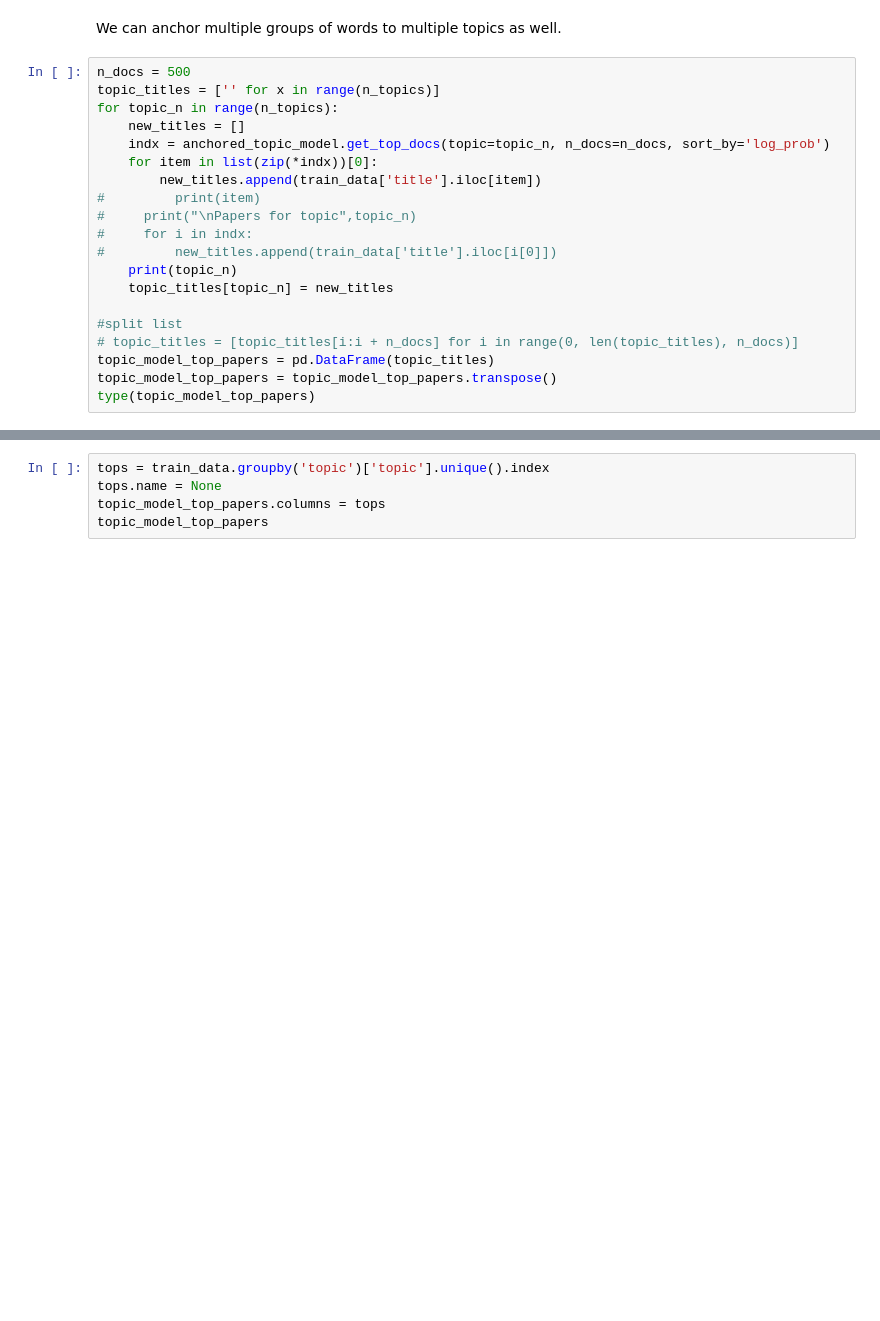
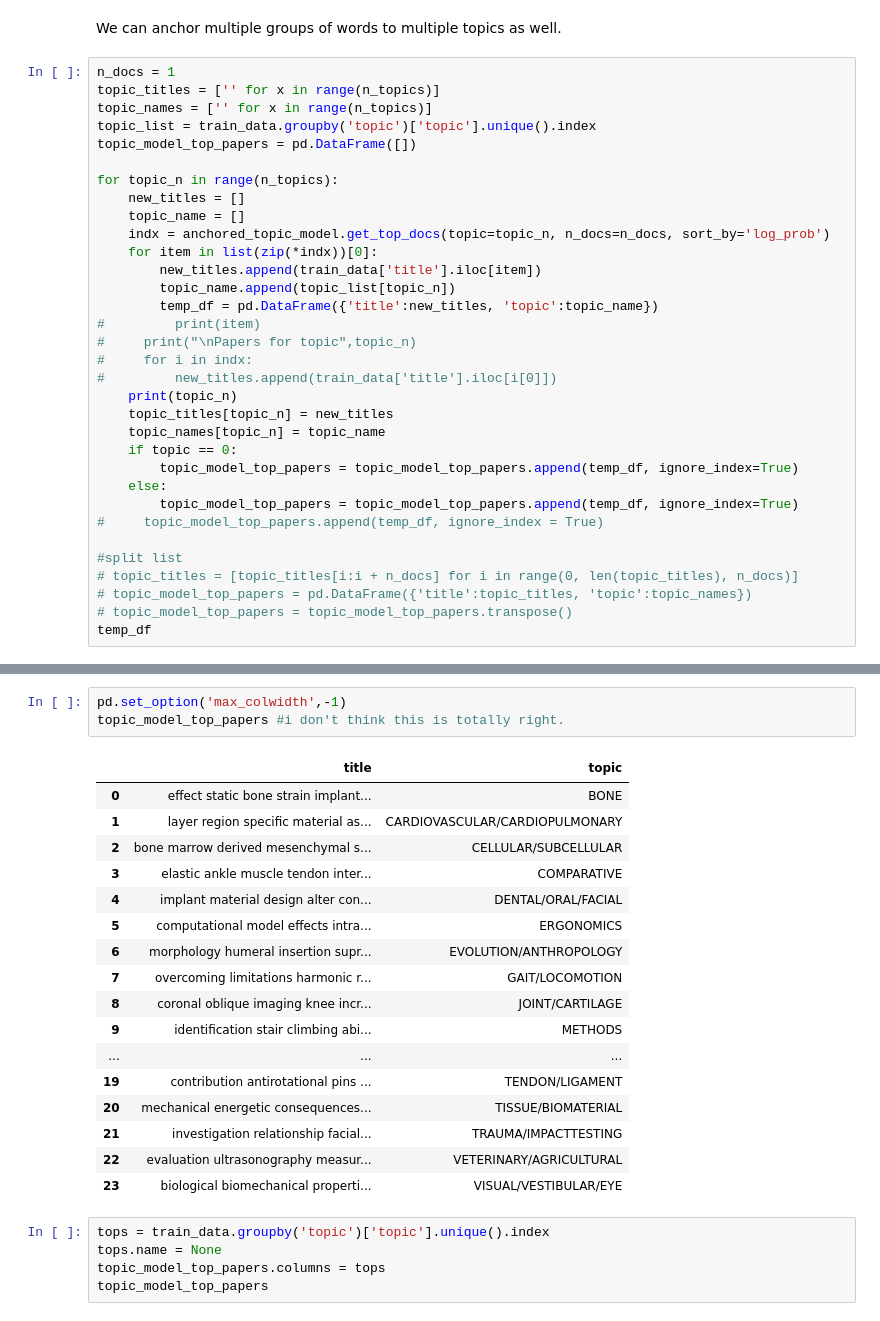
Before and after one commit to alcantarar/literature_update, a Jupyter notebook: Construct_Models/corex_topic_biomch_l.ipynb, the cells around one changed output, grey strips where cells are left out. Drawn from its saved outputs; the diff is of its cells as text; blank space fills up the shorter version.

Commit message:
got top papers from anchored model, something aint right tho" git push

```diff
--- a/Construct_Models/corex_topic_biomch_l.ipynb
+++ b/Construct_Models/corex_topic_biomch_l.ipynb
@@ -482,25 +482,38 @@ print ("Model/Vectorizer Saved")
 # %% [markdown]
 We can anchor multiple groups of words to multiple topics as well.
 # %%
-n_docs = 500
+n_docs = 1
 topic_titles = ['' for x in range(n_topics)]
+topic_names = ['' for x in range(n_topics)]
+topic_list = train_data.groupby('topic')['topic'].unique().index
+topic_model_top_papers = pd.DataFrame([])
+
 for topic_n in range(n_topics):
     new_titles = []
+    topic_name = []
     indx = anchored_topic_model.get_top_docs(topic=topic_n, n_docs=n_docs, sort_by='log_prob')
     for item in list(zip(*indx))[0]:
         new_titles.append(train_data['title'].iloc[item])
+        topic_name.append(topic_list[topic_n])
+        temp_df = pd.DataFrame({'title':new_titles, 'topic':topic_name})
 #         print(item)
 #     print("\nPapers for topic",topic_n)
 #     for i in indx:
 #         new_titles.append(train_data['title'].iloc[i[0]])
     print(topic_n)
     topic_titles[topic_n] = new_titles
+    topic_names[topic_n] = topic_name
+    if topic == 0:
+        topic_model_top_papers = topic_model_top_papers.append(temp_df, ignore_index=True)
+    else:
+        topic_model_top_papers = topic_model_top_papers.append(temp_df, ignore_index=True)
+#     topic_model_top_papers.append(temp_df, ignore_index = True)
 
 #split list
 # topic_titles = [topic_titles[i:i + n_docs] for i in range(0, len(topic_titles), n_docs)]
-topic_model_top_papers = pd.DataFrame(topic_titles)
-topic_model_top_papers = topic_model_top_papers.transpose()
-type(topic_model_top_papers)
+# topic_model_top_papers = pd.DataFrame({'title':topic_titles, 'topic':topic_names})
+# topic_model_top_papers = topic_model_top_papers.transpose()
+temp_df
 # %% [output]
 NOTE: 'docs' not provided to CorEx. Returning top docs as lists of row indices
 0
@@ -523,3 +537,24 @@ pandas.core.frame.DataFrame
+# %%
+pd.set_option('max_colwidth',-1)
+topic_model_top_papers #i don't think this is totally right.
+# %% [output]
+|  | title | topic |
+| 0 | effect static bone strain implant... | BONE |
+| 1 | layer region specific material as... | CARDIOVASCULAR/CARDIOPULMONARY |
+| 2 | bone marrow derived mesenchymal s... | CELLULAR/SUBCELLULAR |
+| 3 | elastic ankle muscle tendon inter... | COMPARATIVE |
+| 4 | implant material design alter con... | DENTAL/ORAL/FACIAL |
+| 5 | computational model effects intra... | ERGONOMICS |
+| 6 | morphology humeral insertion supr... | EVOLUTION/ANTHROPOLOGY |
+| 7 | overcoming limitations harmonic r... | GAIT/LOCOMOTION |
+| 8 | coronal oblique imaging knee incr... | JOINT/CARTILAGE |
+| 9 | identification stair climbing abi... | METHODS |
+| ... | ... | ... |
+| 19 | contribution antirotational pins ... | TENDON/LIGAMENT |
+| 20 | mechanical energetic consequences... | TISSUE/BIOMATERIAL |
+| 21 | investigation relationship facial... | TRAUMA/IMPACTTESTING |
+| 22 | evaluation ultrasonography measur... | VETERINARY/AGRICULTURAL |
+| 23 | biological biomechanical properti... | VISUAL/VESTIBULAR/EYE |
 # %%
 tops = train_data.groupby('topic')['topic'].unique().index
 tops.name = None
```
Also changed, not shown: parts of 1 cell of this notebook.
